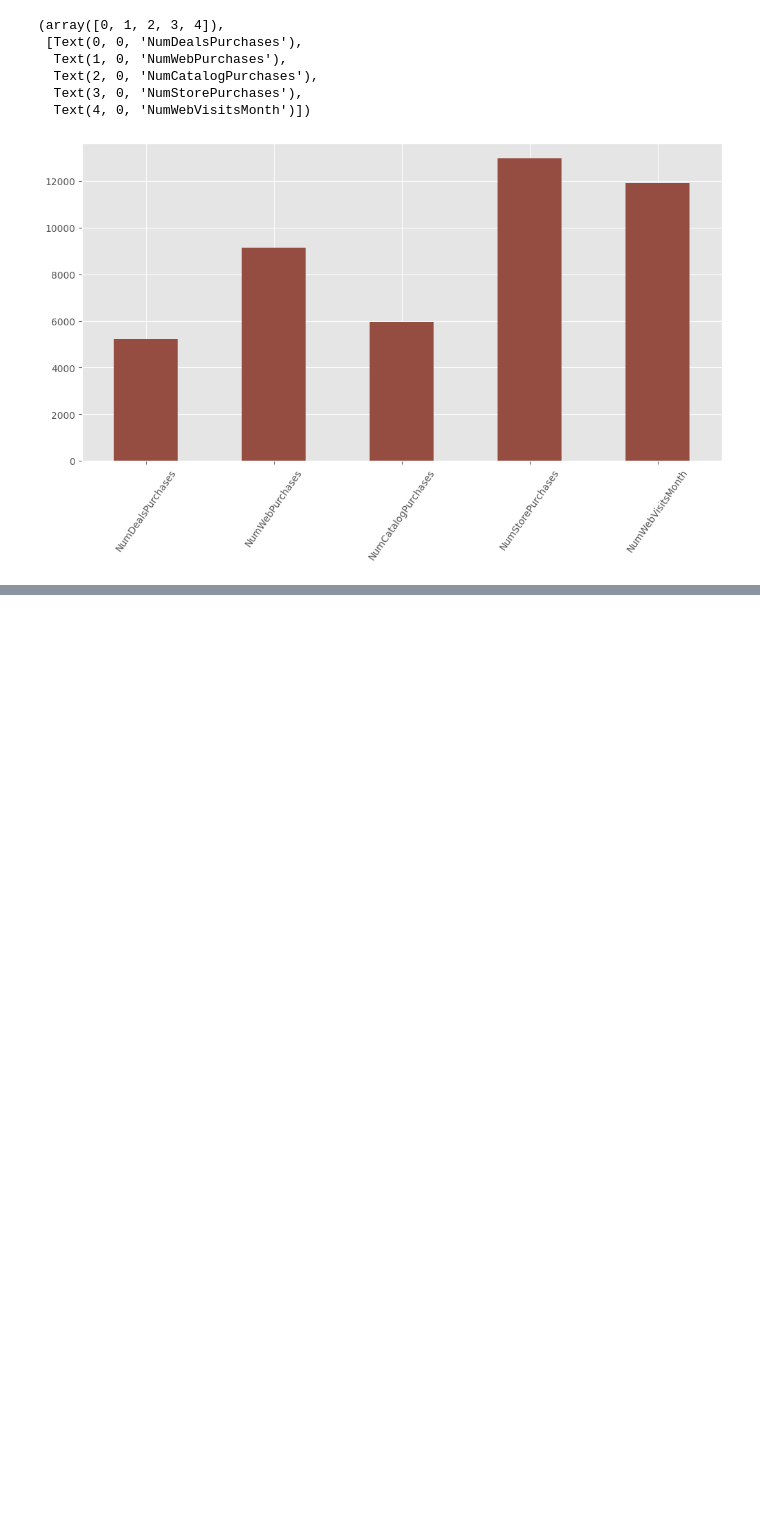
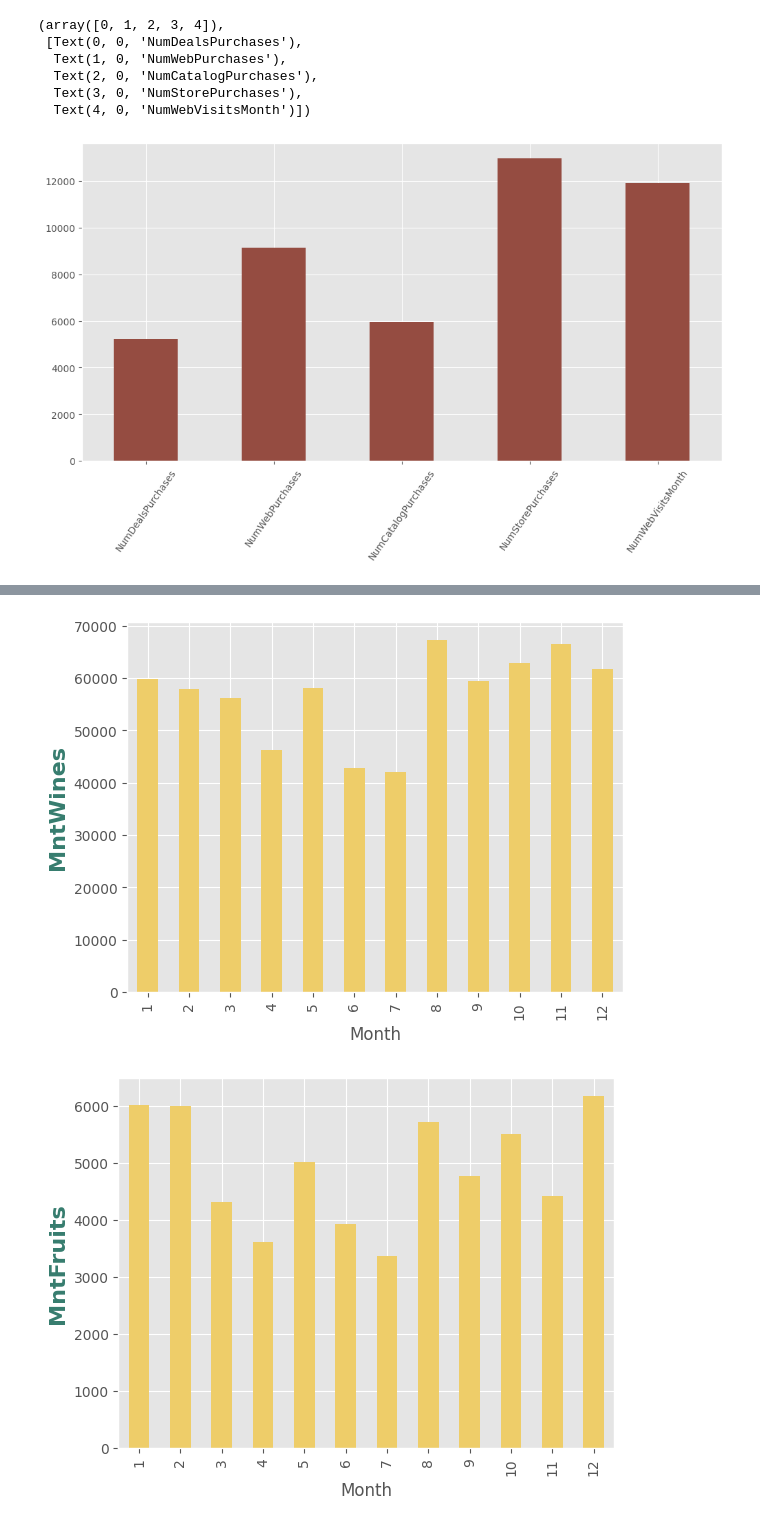
Before and after one commit to DataAnalystPL/Data_analysis, a Jupyter notebook: Marketing_campaign_analysis.ipynb, the cells around one changed output, grey strips where cells are left out. Saved outputs shown, nothing was run; the diff lists cells and outputs as text; code cells hidden in the pictures; blank space fills up the shorter version.

```diff
--- a/Marketing_campaign_analysis.ipynb
+++ b/Marketing_campaign_analysis.ipynb
@@ -398,0 +448,8 @@ plt.xticks(rotation=55)
+# %%
+for p in products:
+  df.groupby('Month')[p].sum().plot(kind='bar', color=palette[1])
+  plt.ylabel(p, fontsize=16, fontweight='bold', color=palette[0])
+  plt.show()
+# %% [output]
+[figure, added]
+[figure, added]
```
Also changed, not shown: parts of 16 cells of this notebook.
